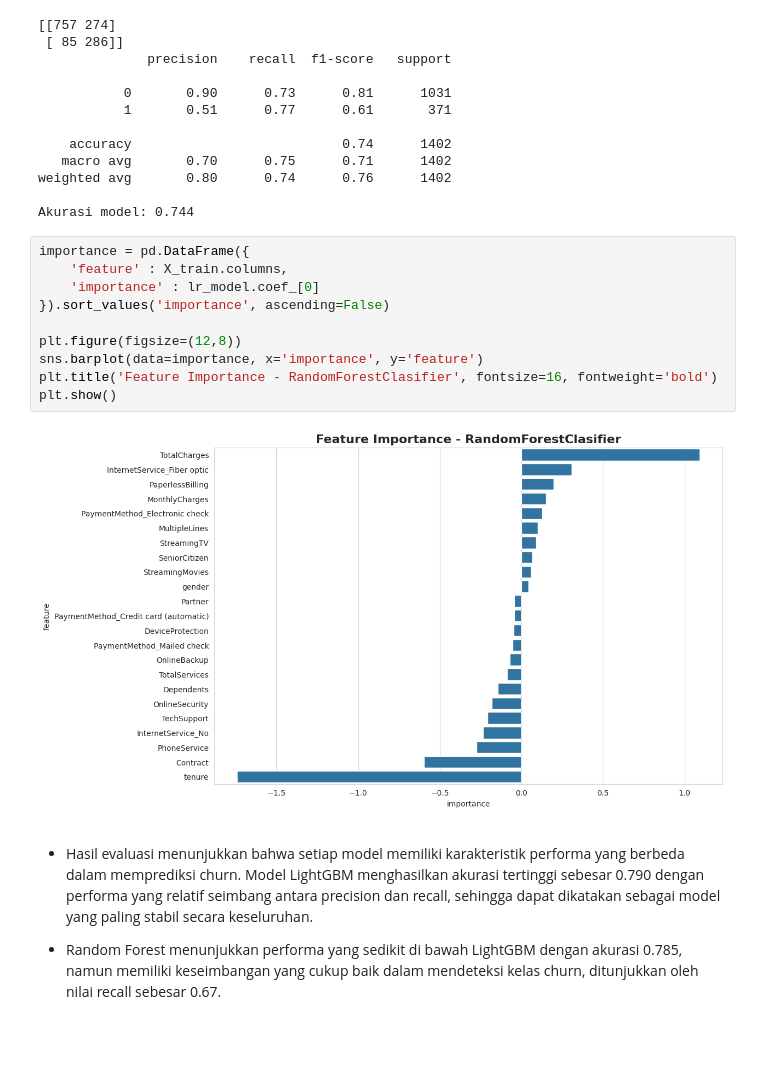
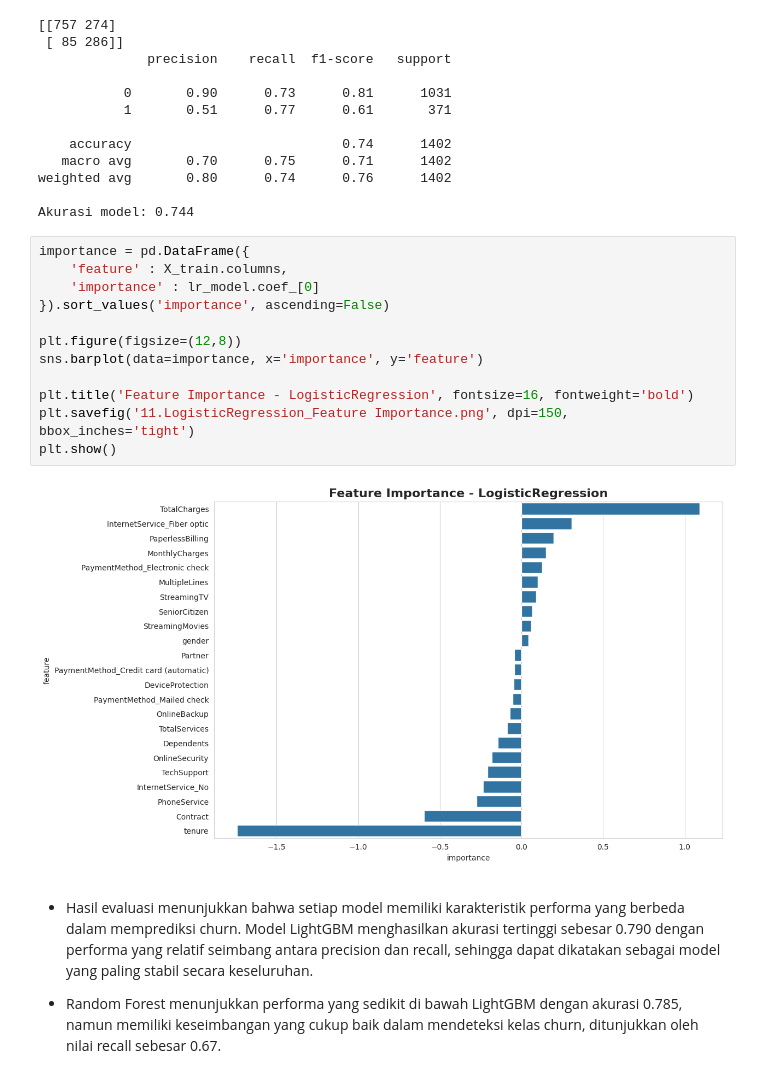
Before and after one commit to PrimaSembiring/telco-costumer-churn, a Jupyter notebook: main.ipynb, the cells around one changed output. Saved outputs shown, nothing was run; the diff lists cells and outputs as text; blank space fills up the shorter version.

```diff
--- a/use_LightGBM.ipynb
+++ b/main.ipynb
@@ -688,15 +697,17 @@ Akurasi model: 0.744
 # %%
 importance = pd.DataFrame({
     'feature' : X_train.columns,
     'importance' : lr_model.coef_[0]
 }).sort_values('importance', ascending=False)
 
 plt.figure(figsize=(12,8))
 sns.barplot(data=importance, x='importance', y='feature')
-plt.title('Feature Importance - RandomForestClasifier', fontsize=16, fontweight='bold')
+
+plt.title('Feature Importance - LogisticRegression', fontsize=16, fontweight='bold')
+plt.savefig('11.LogisticRegression_Feature Importance.png', dpi=150, bbox_inches='tight')
 plt.show()
 # %% [output]
-[figure, old version]
+[figure, new version]
 # %% [markdown]
 - Hasil evaluasi menunjukkan bahwa setiap model memiliki karakteristik performa yang berbeda dalam  memprediksi churn. Model LightGBM menghasilkan akurasi tertinggi sebesar 0.790 dengan performa yang relatif seimbang antara precision dan recall, sehingga dapat dikatakan sebagai model yang paling stabil secara keseluruhan.
 
```
Also changed, not shown: parts of 12 cells of this notebook, 11 other files.
